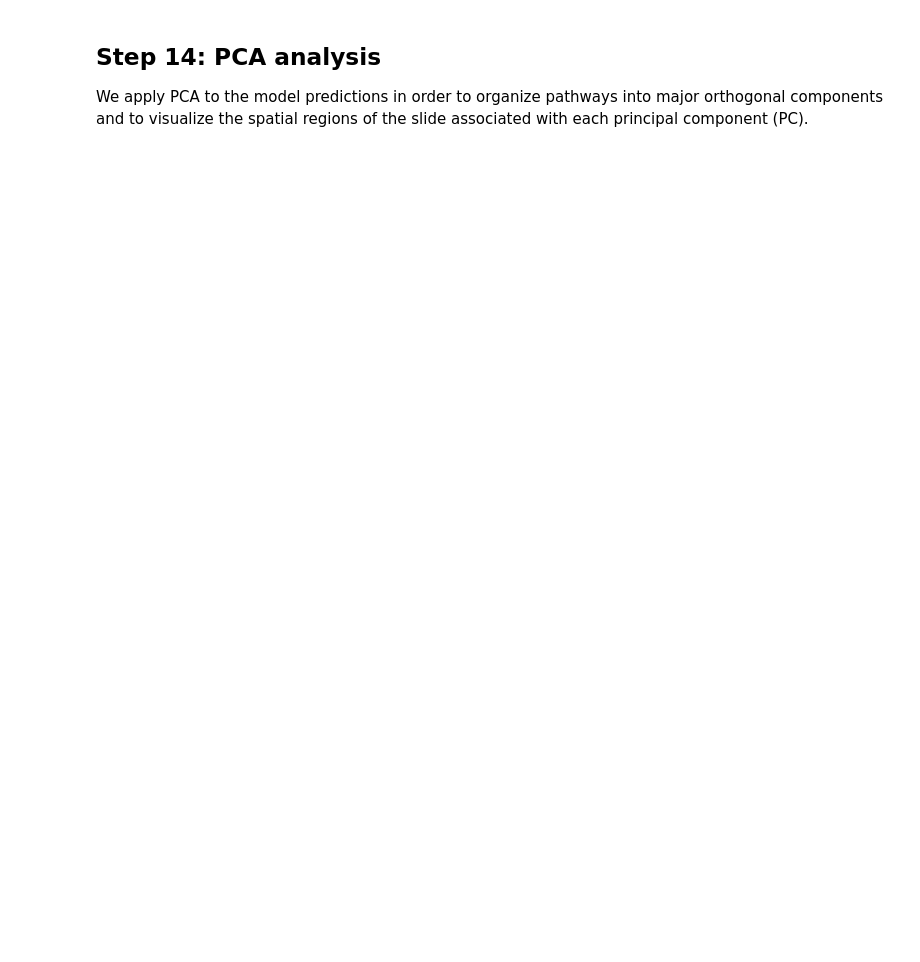
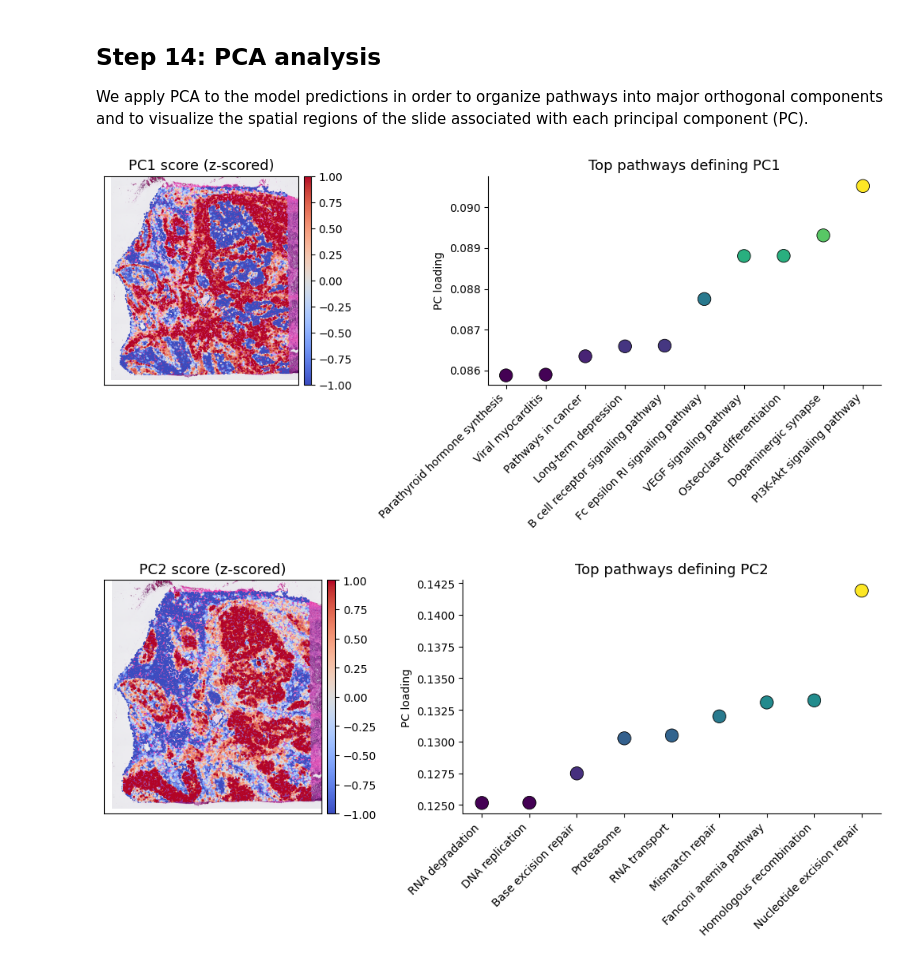
Before and after one commit to madilabcode/PATH, a Jupyter notebook: PATH_Toturial.ipynb, the cells around one changed output. Drawn from its saved outputs; the diff is of its cells as text; code cells hidden in the pictures; blank space fills up the shorter version.

```diff
--- a/PATH_Toturial.ipynb
+++ b/PATH_Toturial.ipynb
@@ -205,4 +277,7 @@ ax = sns.clustermap(heatmap_df_z.T, cmap="coolwarm", figsize=(10, 20), vmin=-1.5
 
 We apply PCA to the model predictions in order to organize pathways into major orthogonal components and to visualize the spatial regions of the slide associated with each principal component (PC).
 # %%
-an.pca_anaylsis(predication_pd,obj,10)
+an.pca_anaylsis(predication_pd,obj,3)
+# %% [output]
+[figure, added]
+[figure, added]
```
Also changed, not shown: parts of 8 cells of this notebook.
